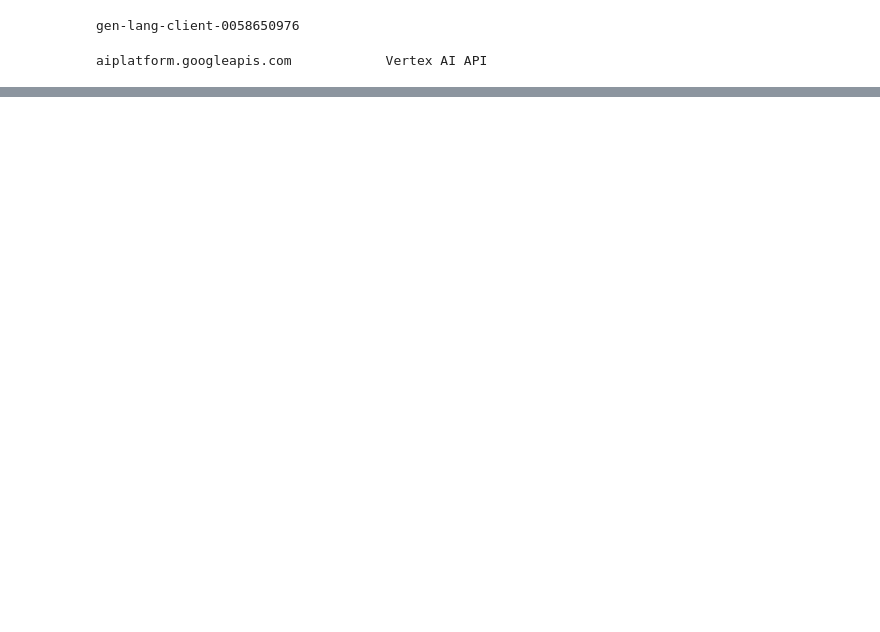
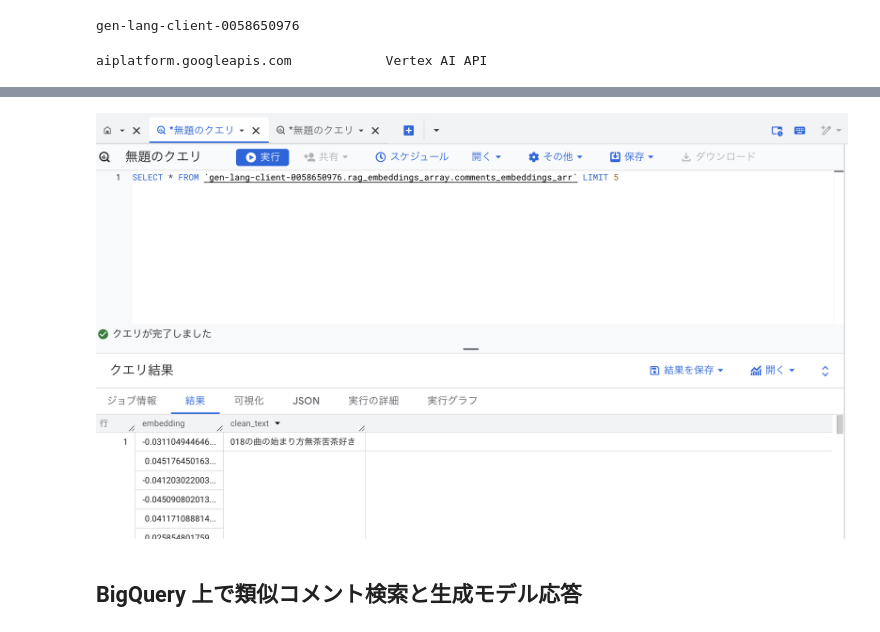
Before and after one commit to rksinagaki/project_api, a Jupyter notebook: src/notebook/02_vertexai_rag.ipynb, the cells around one changed output, grey strips where cells are left out. Cells and saved outputs as stored; diff of their text form; code cells hidden in the pictures; blank space fills up the shorter version.

```diff
--- a/src/notebook/02_vertexai_rag.ipynb
+++ b/src/notebook/02_vertexai_rag.ipynb
@@ -94,0 +290,15 @@ Everything up-to-date
+# %%
+import gcsfs
+from PIL import Image
+from IPython.display import display
+
+gcs_path = "gs://rag-practice-bucket/埋め込みの保存確認(arr).png"  # バケットに追加したのを表示する
+
+fs = gcsfs.GCSFileSystem()
+with fs.open(gcs_path, "rb") as f:
+    img = Image.open(f)
+    display(img)
+# %% [output]
+[figure, added]
+# %% [markdown]
+## BigQuery 上で類似コメント検索と生成モデル応答
```
Also changed, not shown: parts of 33 cells of this notebook, 2 other files.
